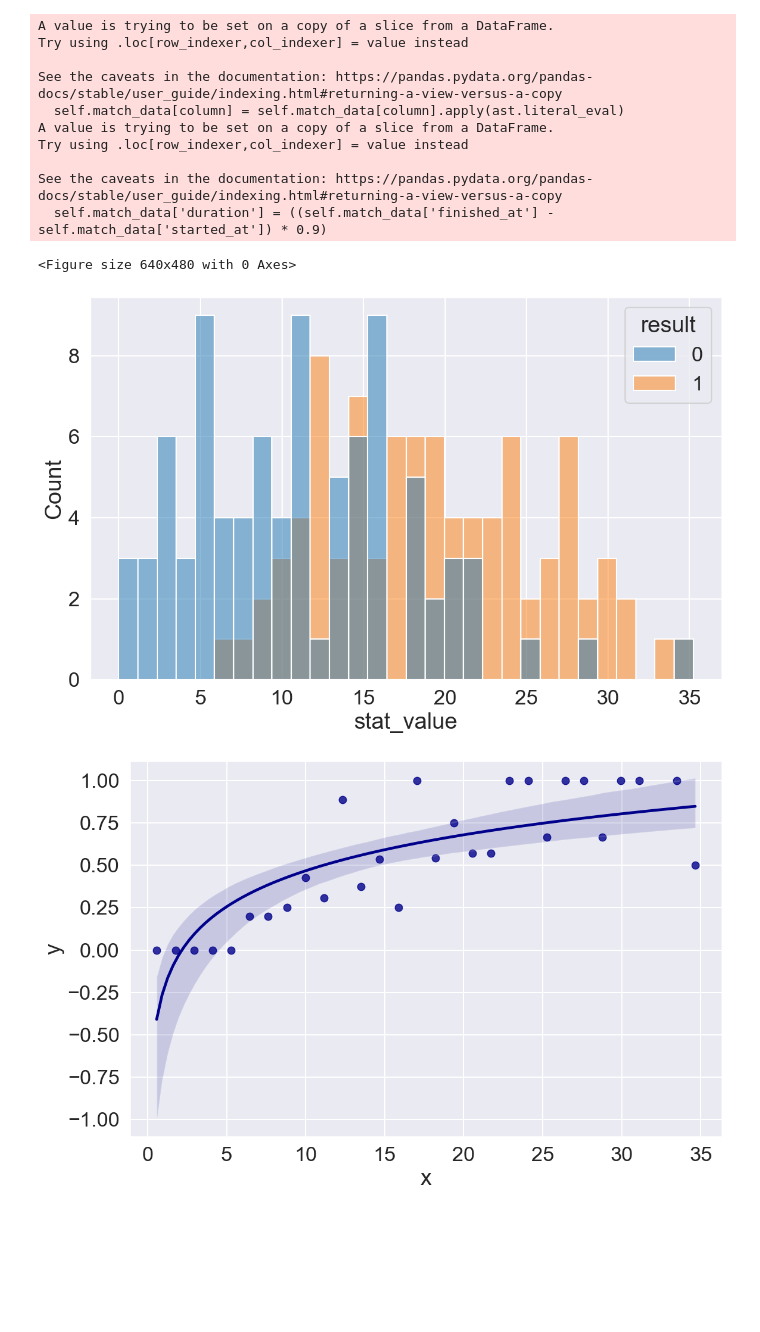
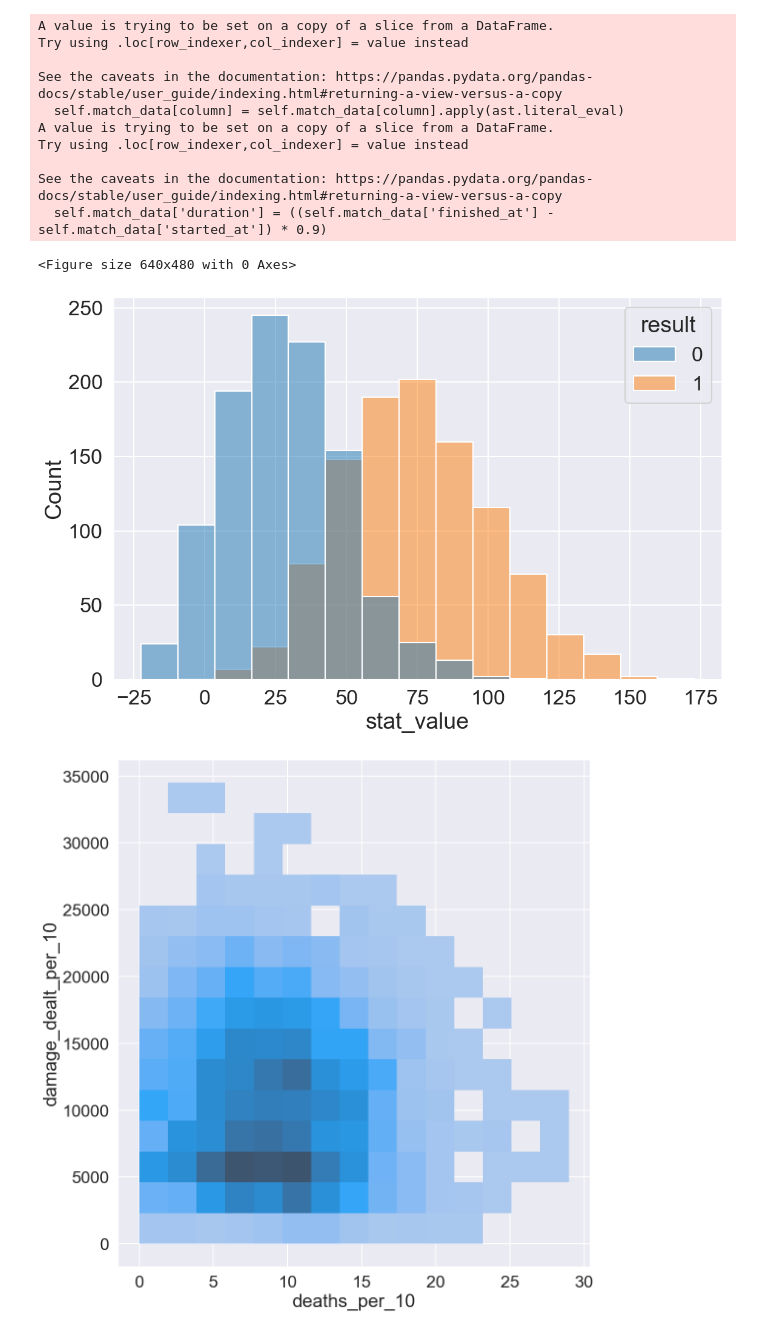
Before and after one commit to CatraMyBeloved/owcs_analysis_2.0, a Jupyter notebook: notebooks/basic_connection.ipynb, the cells around one changed output. Saved outputs shown, nothing was run; the diff lists cells and outputs as text; code cells hidden in the pictures; blank space fills up the shorter version.

Commit message:
fixed wide data requirement in visualizer

```diff
--- a/notebooks/basic_connection.ipynb
+++ b/notebooks/basic_connection.ipynb
@@ -32,6 +32,7 @@ preparation.calculate_round_duration()
 preparation.calculate_derived()
 preparation.calculate_value()
 new_player_data = preparation.player_data
+new_player_data = new_player_data[new_player_data['duration'] > 300]
 # %% [output]
 A value is trying to be set on a copy of a slice from a DataFrame.
 Try using .loc[row_indexer,col_indexer] = value instead
@@ -43,14 +44,16 @@ Try using .loc[row_indexer,col_indexer] = value instead
 
 See the caveats in the documentation: https://pandas.pydata.org/pandas-docs/stable/user_guide/indexing.html#returning-a-view-versus-a-copy
   self.match_data['duration'] = ((self.match_data['finished_at'] - self.match_data['started_at']) * 0.9)
+# %%
+visualizer = Visualizer(new_player_data)
+# %% [output]
+<Figure size 640x480 with 0 Axes>
 # %%
-visualizer = Visualizer(new_player_data)
-visualizer.filter_by(role = "Support", stat_type = "eliminations_per_10")
-visualizer.simple_histogram(x_col = "stat_value", n_bins= 30)
+visualizer.filter_by(role = "Support", stat_type = "value")
+visualizer.simple_histogram(x_col = "stat_value", n_bins= 15)
 # %% [output]
-<Figure size 640x480 with 0 Axes>
-[figure, old version]
+[figure, new version]
 # %%
-visualizer.winrate(x_col = "stat_value", n_bins = 30, lowess=False, logx=True)
+visualizer.histogram_2d("deaths_per_10", "damage_dealt_per_10")
 # %% [output]
-[figure, old version]
+[figure, new version]
```
Also changed, not shown: parts of 1 cell of this notebook, 2 other files.
